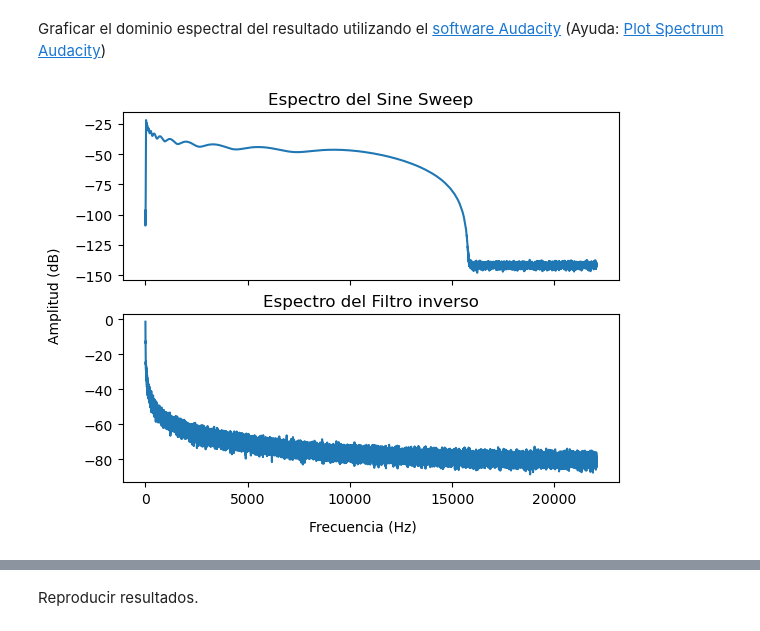
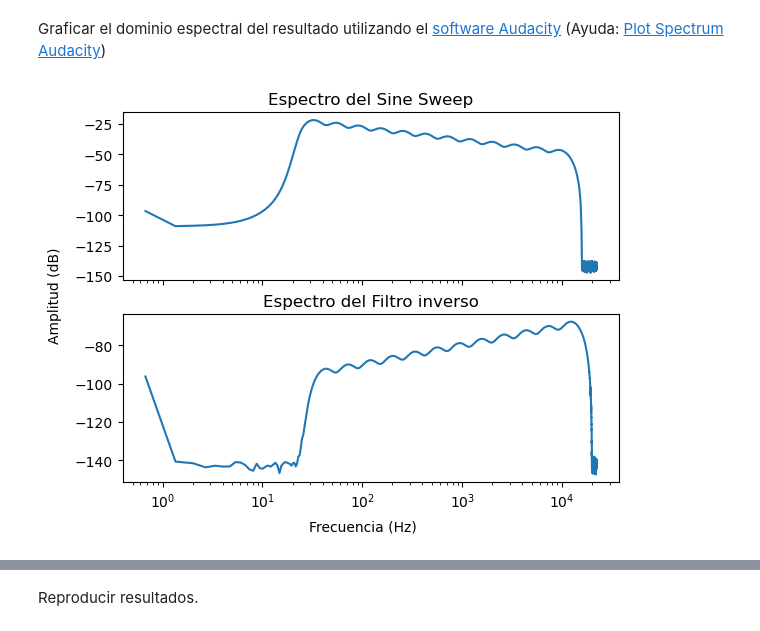
Before and after one commit to tyler-untref/tp_signal_systems, a Jupyter notebook: resolucion/primer_entrega.ipynb, the cells around one changed output, grey strips where cells are left out. Saved outputs shown, nothing was run; the diff lists cells and outputs as text; code cells hidden in the pictures.

```diff
--- a/resolucion/primer_entrega.ipynb
+++ b/resolucion/primer_entrega.ipynb
@@ -297,25 +305,25 @@ Graficar el dominio espectral del resultado utilizando el [software Audacity](ht
 # %%
 ss_spectrum = pd.read_csv('./sine_sweep_spectrum.txt',delimiter='\t') # Lee el archivo de texto generado en Audacity
 
 # Eje x: frecuencia
 x1 = ss_spectrum['Frequency (Hz)'] # Accede a la columna de frecuencias
 # Eje y: nivel (dB)
 y1 = ss_spectrum['Level (dB)'] # Accede a la columna de amplitud
 
 fi_spectrum = pd.read_csv('./filtro_inverso_spectrum.txt',delimiter='\t') # Lee el archivo de texto generado en Audacity
 
 # Eje x: frecuencia
 x2 = fi_spectrum['Frequency (Hz)'] # Accede a la columna de frecuencias
 # Eje y: nivel (dB)
 y2 = fi_spectrum['Level (dB)'] # Accede a la columna de amplitud
 
 fig, (ax1,ax2) = plt.subplots(2,1,sharex=True)
-ax1.plot(x1,y1) # Gráfico del Sine Sweep
+ax1.semilogx(x1,y1) # Gráfico del Sine Sweep
 ax1.set_title('Espectro del Sine Sweep')
-ax2.plot(x2,y2) # Gráfico del Filtro Inverso
+ax2.semilogx(x2,y2) # Gráfico del Filtro Inverso
 ax2.set_title('Espectro del Filtro inverso')
 fig.text(0.5,0.008,'Frecuencia (Hz)', ha='center')
 fig.text(0.008,0.5,'Amplitud (dB)', va='center', rotation='vertical')
 plt.show()
 # %% [output]
-[figure, old version]
+[figure, new version]
```
Also changed, not shown: parts of 17 cells of this notebook, 11 other files.
